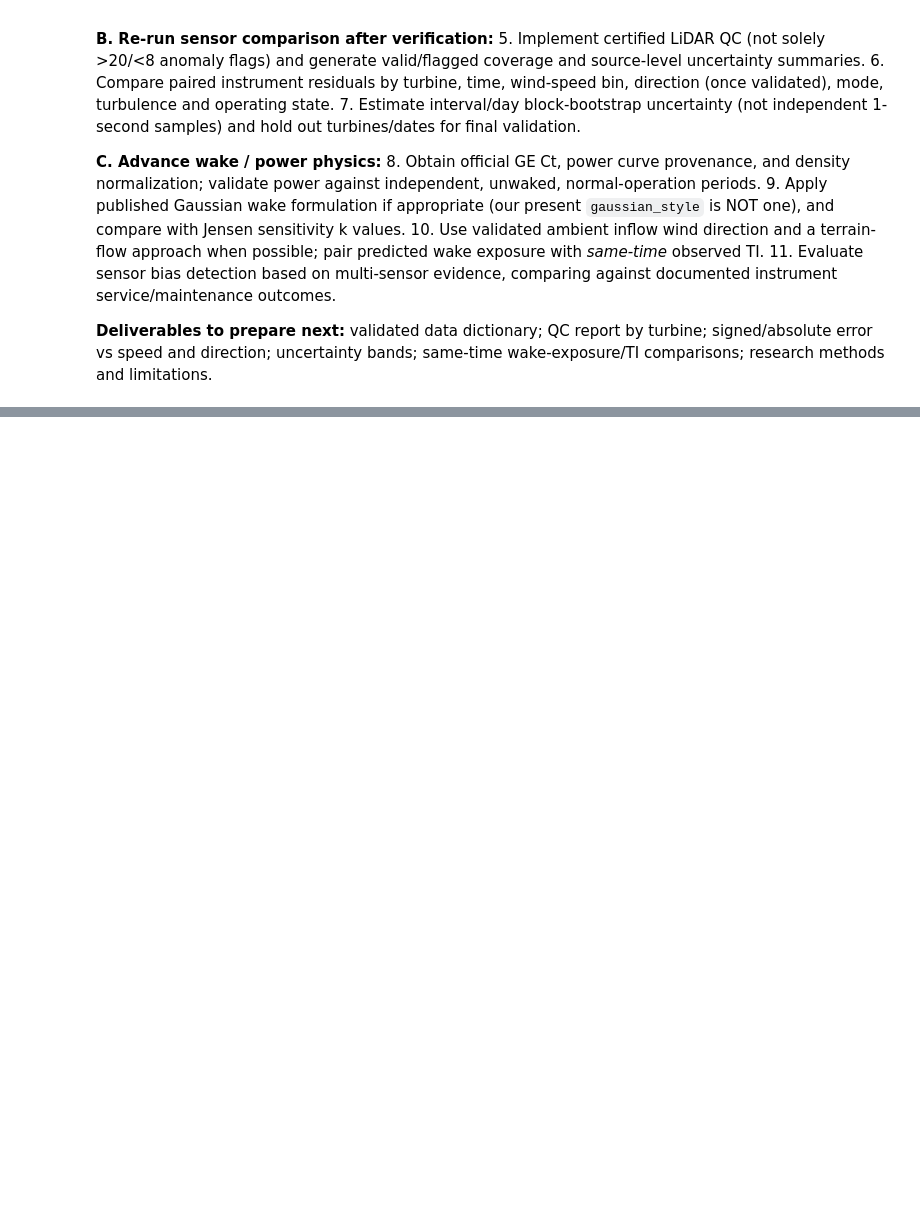
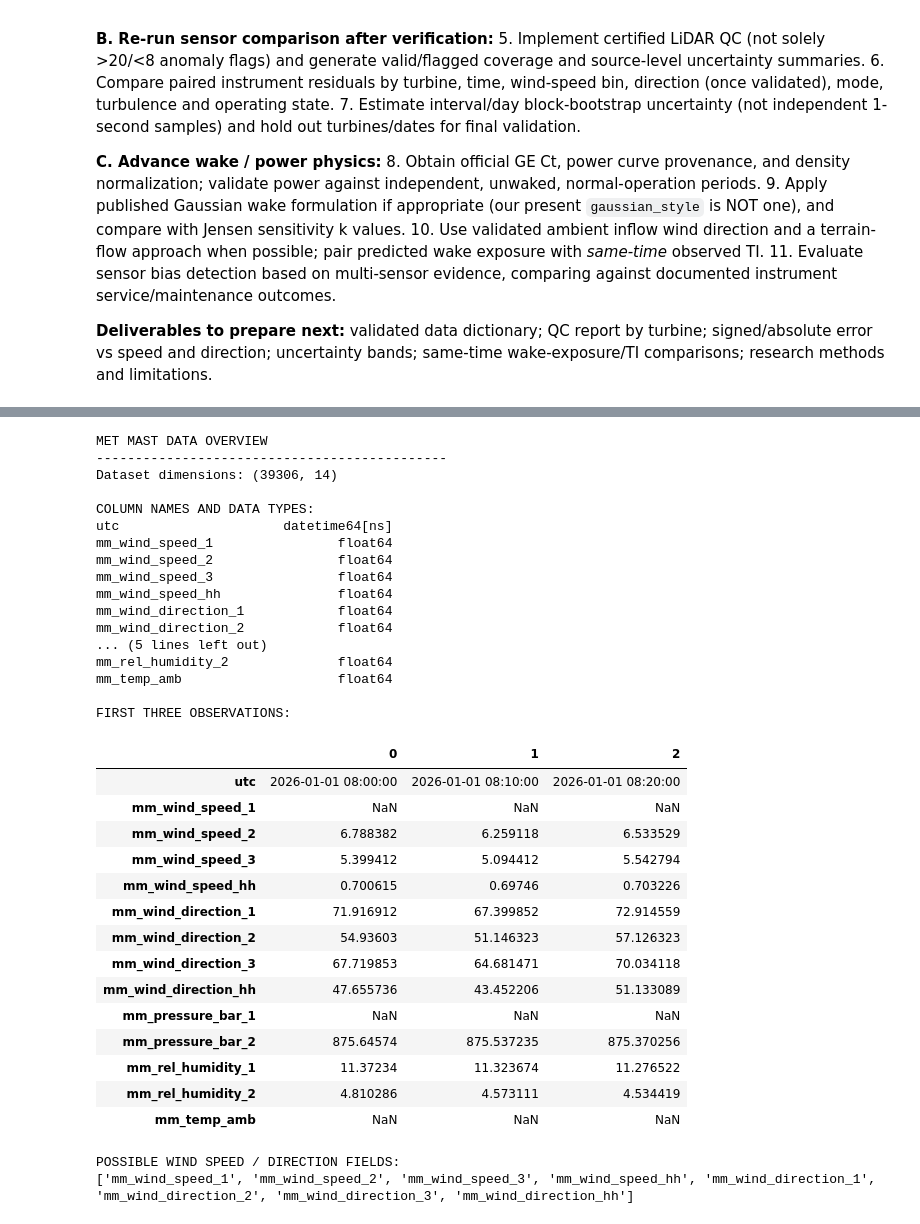
Before and after one commit to Aiden-Badalamenti3/CU-Capstone-Project, a Jupyter notebook: notebooks/alex_notebooks/06_ALTA10_Research_Synthesis_and_Validation.ipynb, the cells around one changed output, grey strips where cells are left out. Drawn from its saved outputs; the diff is of its cells as text; code cells hidden in the pictures; blank space fills up the shorter version.

Commit message:
large data update

```diff
--- a/notebooks/alex_notebooks/06_ALTA10_Research_Synthesis_and_Validation.ipynb
+++ b/notebooks/alex_notebooks/06_ALTA10_Research_Synthesis_and_Validation.ipynb
@@ -1068,0 +1125,80 @@ print(f"Tables and figures: {RESULT_DIR}")
+# %%
+# ======================================================
+# ALTA10 - WIND ROSE ANALYSIS
+# STEP 1: INSPECT MET MAST DATA
+# ======================================================
+
+from pathlib import Path
+import pandas as pd
+
+# Project directory
+project_path = Path(
+    r"C:\Users\alex-\OneDrive\Documents\GitHub\CU-Capstone-Project"
+)
+
+# Load processed met mast data
+metmast_path = (
+    project_path / "data" / "processed" / "metmasts_data.parquet"
+)
+
+metmasts = pd.read_parquet(metmast_path)
+
+print("MET MAST DATA OVERVIEW")
+print("-" * 45)
+
+print("Dataset dimensions:", metmasts.shape)
+
+print("\nCOLUMN NAMES AND DATA TYPES:")
+print(metmasts.dtypes.to_string())
+
+print("\nFIRST THREE OBSERVATIONS:")
+display(metmasts.head(3).T)
+
+print("\nPOSSIBLE WIND SPEED / DIRECTION FIELDS:")
+
+keywords = [
+    "wind", "speed", "direction",
+    "wsp", "wdir", "dir", "mast"
+]
+
+candidate_columns = [
+    col for col in metmasts.columns
+    if any(word in col.lower() for word in keywords)
+]
+
+print(candidate_columns)
+# %% [output]
+MET MAST DATA OVERVIEW
+---------------------------------------------
+Dataset dimensions: (39306, 14)
+
+COLUMN NAMES AND DATA TYPES:
+utc                     datetime64[ns]
+mm_wind_speed_1                float64
+mm_wind_speed_2                float64
+mm_wind_speed_3                float64
+mm_wind_speed_hh               float64
+mm_wind_direction_1            float64
+mm_wind_direction_2            float64
+... (5 lines left out)
+mm_rel_humidity_2              float64
+mm_temp_amb                    float64
+
+FIRST THREE OBSERVATIONS:
+|  | 0 | 1 | 2 |
+| utc | 2026-01-01 08:00:00 | 2026-01-01 08:10:00 | 2026-01-01 08:20:00 |
+| mm_wind_speed_1 | NaN | NaN | NaN |
+| mm_wind_speed_2 | 6.788382 | 6.259118 | 6.533529 |
+| mm_wind_speed_3 | 5.399412 | 5.094412 | 5.542794 |
+| mm_wind_speed_hh | 0.700615 | 0.69746 | 0.703226 |
+| mm_wind_direction_1 | 71.916912 | 67.399852 | 72.914559 |
+| mm_wind_direction_2 | 54.93603 | 51.146323 | 57.126323 |
+| mm_wind_direction_3 | 67.719853 | 64.681471 | 70.034118 |
+| mm_wind_direction_hh | 47.655736 | 43.452206 | 51.133089 |
+| mm_pressure_bar_1 | NaN | NaN | NaN |
+| mm_pressure_bar_2 | 875.64574 | 875.537235 | 875.370256 |
+| mm_rel_humidity_1 | 11.37234 | 11.323674 | 11.276522 |
+| mm_rel_humidity_2 | 4.810286 | 4.573111 | 4.534419 |
+| mm_temp_amb | NaN | NaN | NaN |
+POSSIBLE WIND SPEED / DIRECTION FIELDS:
+['mm_wind_speed_1', 'mm_wind_speed_2', 'mm_wind_speed_3', 'mm_wind_speed_hh', 'mm_wind_direction_1', 'mm_wind_direction_2', 'mm_wind_direction_3', 'mm_wind_direction_hh']
```
Also changed, not shown: parts of 19 cells of this notebook, 1 other file.
